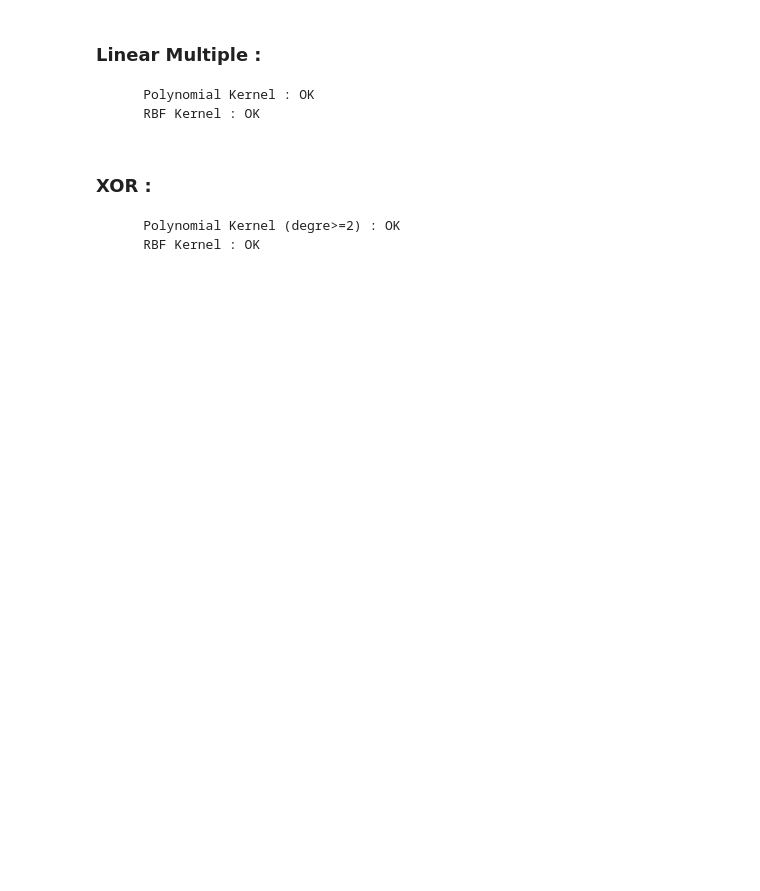
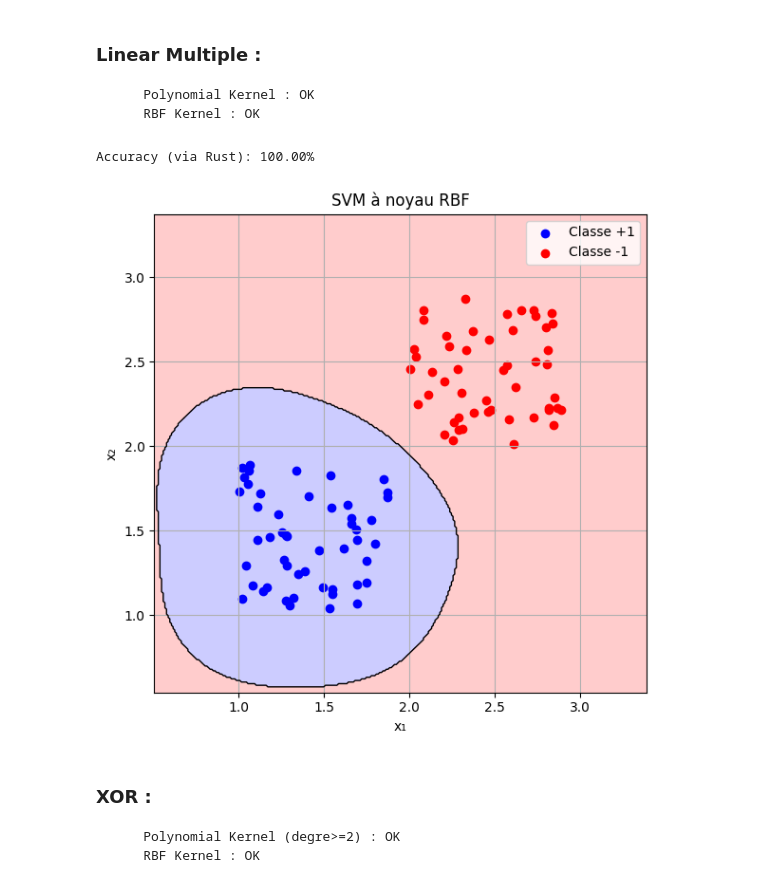
Before and after one commit to PA-2025/better_tensorflow, a Jupyter notebook: python/case_test_note_book/svm.ipynb, the cells around one changed output. Drawn from its saved outputs; the diff is of its cells as text; code cells hidden in the pictures; blank space fills up the shorter version.

```diff
--- a/python/case_test_note_book/svm.ipynb
+++ b/python/case_test_note_book/svm.ipynb
@@ -58,48 +66,45 @@ TypeError: KernelSVM.__new__() got an unexpected keyword argument 'epochs'
 np.random.seed(42)
 X = np.concatenate(
     [
-        np.random.random((50, 2)) * 0.9 + np.array([1, 1]),  # Classe +1
-        np.random.random((50, 2)) * 0.9 + np.array([2, 2]),  # Classe -1
+        np.random.random((50, 2)) * 0.9 + np.array([1, 1]),
+        np.random.random((50, 2)) * 0.9 + np.array([2, 2]),
     ]
 )
 Y = np.concatenate([np.ones(50), -np.ones(50)])
 
-# === Conversion pour Rust ===
 X_list = X.tolist()
 Y_list = Y.astype(int).tolist()
 
-# === Instanciation et entraînement du modèle SVM non linéaire ===
-svm = KernelSVM("rbf", param=5.0, lr=0.1, lambda_svm=0.01, epochs=200)
+svm = KernelSVM("rbf", 5.0, lr=0.1, lambda_svm=0.01, epochs=200)
+svm.fit(X_list, Y_list, "svm_rbf_test.weight")
 
-svm.fit(X_list, Y_list)
+predictions = svm.predict(X_list)
+accuracy = svm.evaluate(X_list, Y_list)
+print(f"Accuracy (via Rust): {accuracy:.2%}")
 
-# === Prédictions
-predictions = svm.predict(X_list)
-accuracy = np.mean(np.array(predictions) == np.array(Y_list))
-print(f"Accuracy: {accuracy:.2f}")
-
-# === Tracé des points
 plt.figure(figsize=(6, 6))
 plt.scatter(X[:50, 0], X[:50, 1], color="blue", label="Classe +1")
 plt.scatter(X[50:, 0], X[50:, 1], color="red", label="Classe -1")
 
-# === Tracé de la frontière de décision (RBF ou poly)
 x_min, x_max = np.min(X[:, 0]) - 0.5, np.max(X[:, 0]) + 0.5
 y_min, y_max = np.min(X[:, 1]) - 0.5, np.max(X[:, 1]) + 0.5
 xx, yy = np.meshgrid(np.linspace(x_min, x_max, 300), np.linspace(y_min, y_max, 300))
 grid = np.c_[xx.ravel(), yy.ravel()]
 Z = np.array(svm.predict(grid.tolist())).reshape(xx.shape)
 
 plt.contourf(xx, yy, Z, levels=[-1, 0, 1], alpha=0.2, colors=["red", "blue"])
 plt.contour(xx, yy, Z, levels=[0], colors="black", linewidths=1)
 
-plt.title("SVM à noyau polynomial")
+plt.title("SVM à noyau RBF")
 plt.xlabel("x₁")
 plt.ylabel("x₂")
 plt.legend()
 plt.grid(True)
 plt.tight_layout()
 plt.show()
+# %% [output]
+Accuracy (via Rust): 100.00%
+[figure, added]
 # %% [markdown]
 ### XOR :
         Polynomial Kernel (degre>=2) : OK
```
Also changed, not shown: parts of 5 cells of this notebook, 7 other files.
